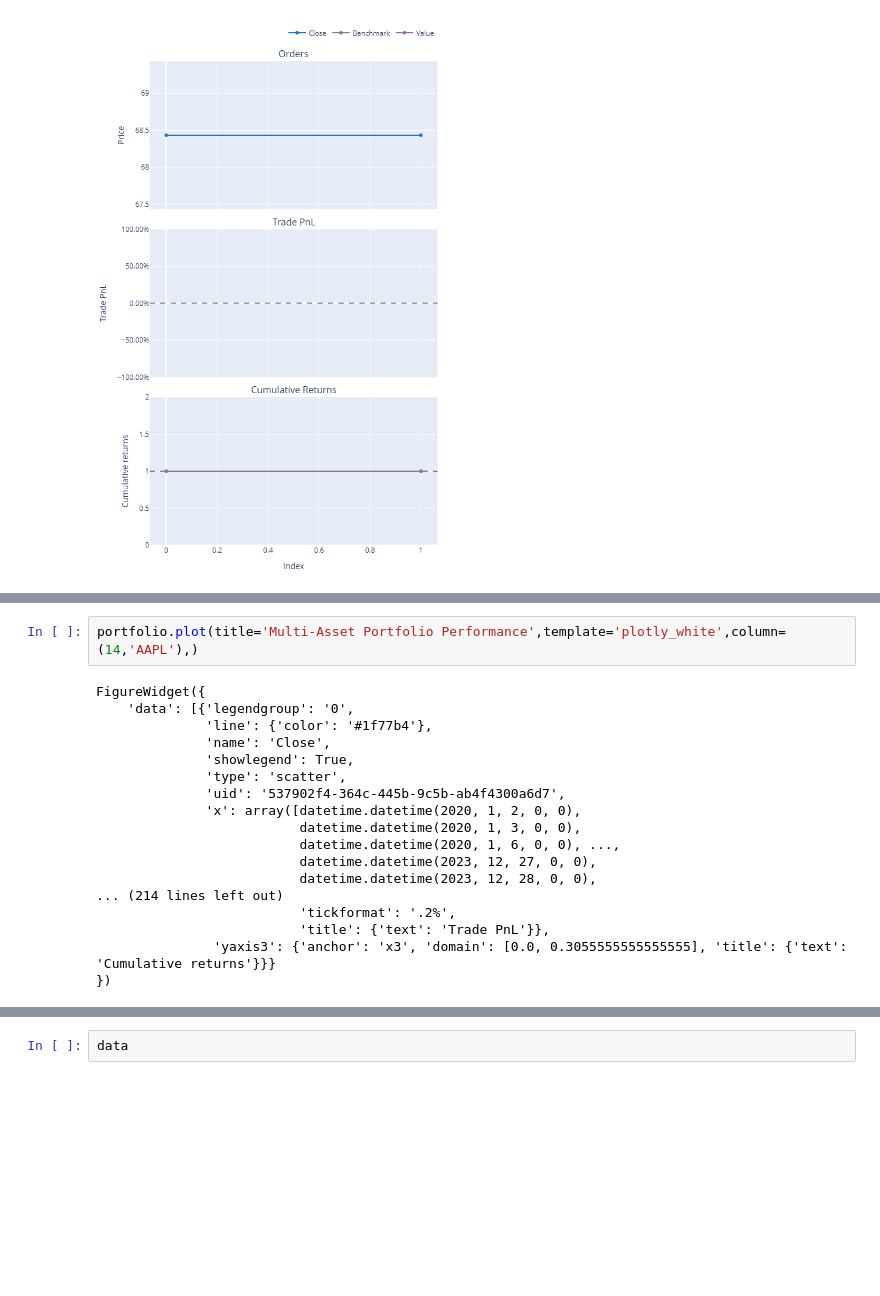
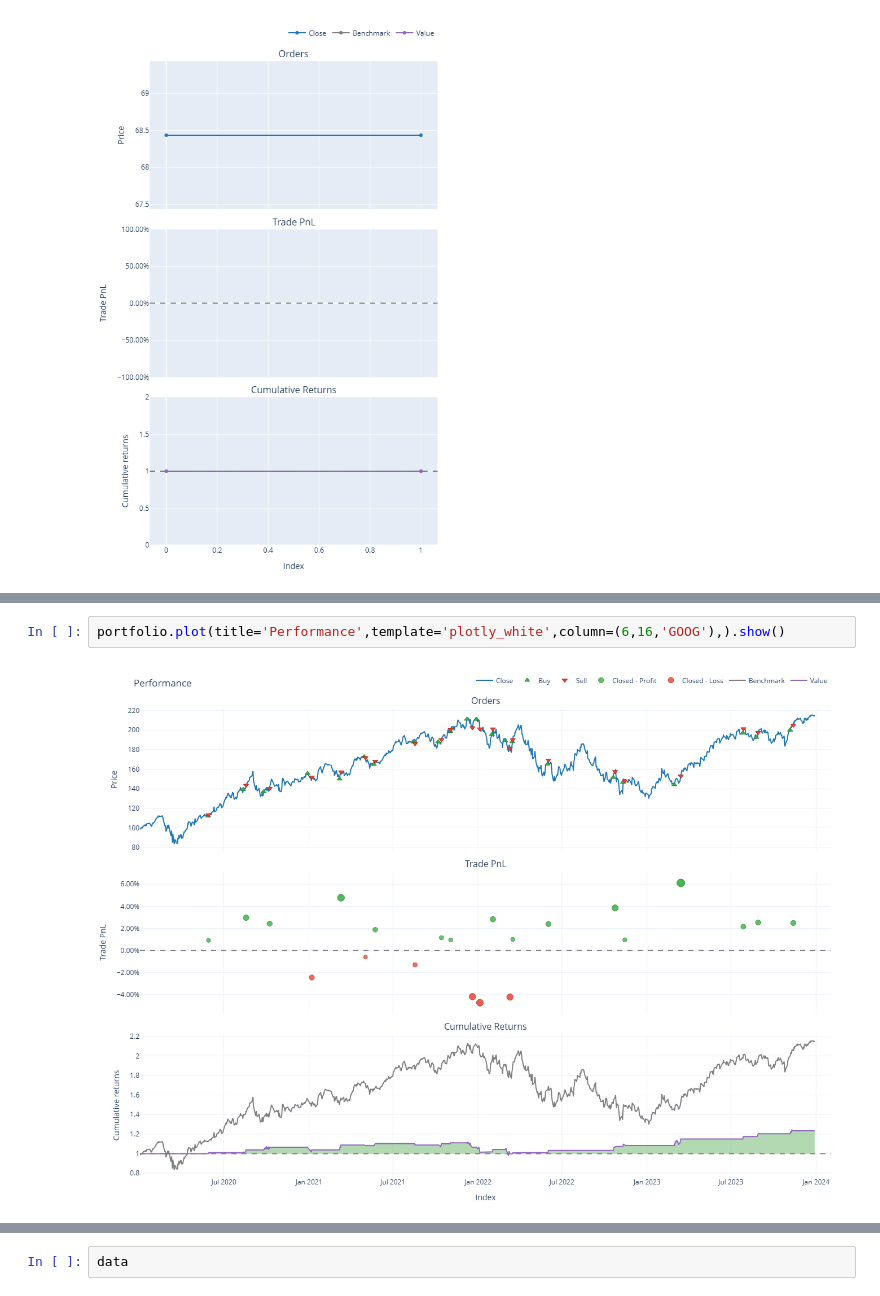
Before and after one commit to mswastik/notebooks, a Jupyter notebook: vbt.ipynb, the cells around one changed output, grey strips where cells are left out. Drawn from its saved outputs; the diff is of its cells as text; blank space fills up the shorter version.

```diff
--- a/vbt.ipynb
+++ b/vbt.ipynb
@@ -409,21 +427,5 @@ portfolio.stats(agg_func=None).sort_values('Sharpe Ratio', ascending=False)
 # %%
-portfolio.plot(title='Multi-Asset Portfolio Performance',template='plotly_white',column=(14,'AAPL'),)
+portfolio.plot(title='Performance',template='plotly_white',column=(6,16,'GOOG'),).show()
 # %% [output]
-FigureWidget({
-    'data': [{'legendgroup': '0',
-              'line': {'color': '#1f77b4'},
-              'name': 'Close',
-              'showlegend': True,
-              'type': 'scatter',
-              'uid': '537902f4-364c-445b-9c5b-ab4f4300a6d7',
-              'x': array([datetime.datetime(2020, 1, 2, 0, 0),
-                          datetime.datetime(2020, 1, 3, 0, 0),
-                          datetime.datetime(2020, 1, 6, 0, 0), ...,
-                          datetime.datetime(2023, 12, 27, 0, 0),
-                          datetime.datetime(2023, 12, 28, 0, 0),
-... (214 lines left out)
-                          'tickformat': '.2%',
-                          'title': {'text': 'Trade PnL'}},
-               'yaxis3': {'anchor': 'x3', 'domain': [0.0, 0.3055555555555555], 'title': {'text': 'Cumulative returns'}}}
-})
+[figure, added]
 # %%
```
Also changed, not shown: parts of 6 cells of this notebook.
